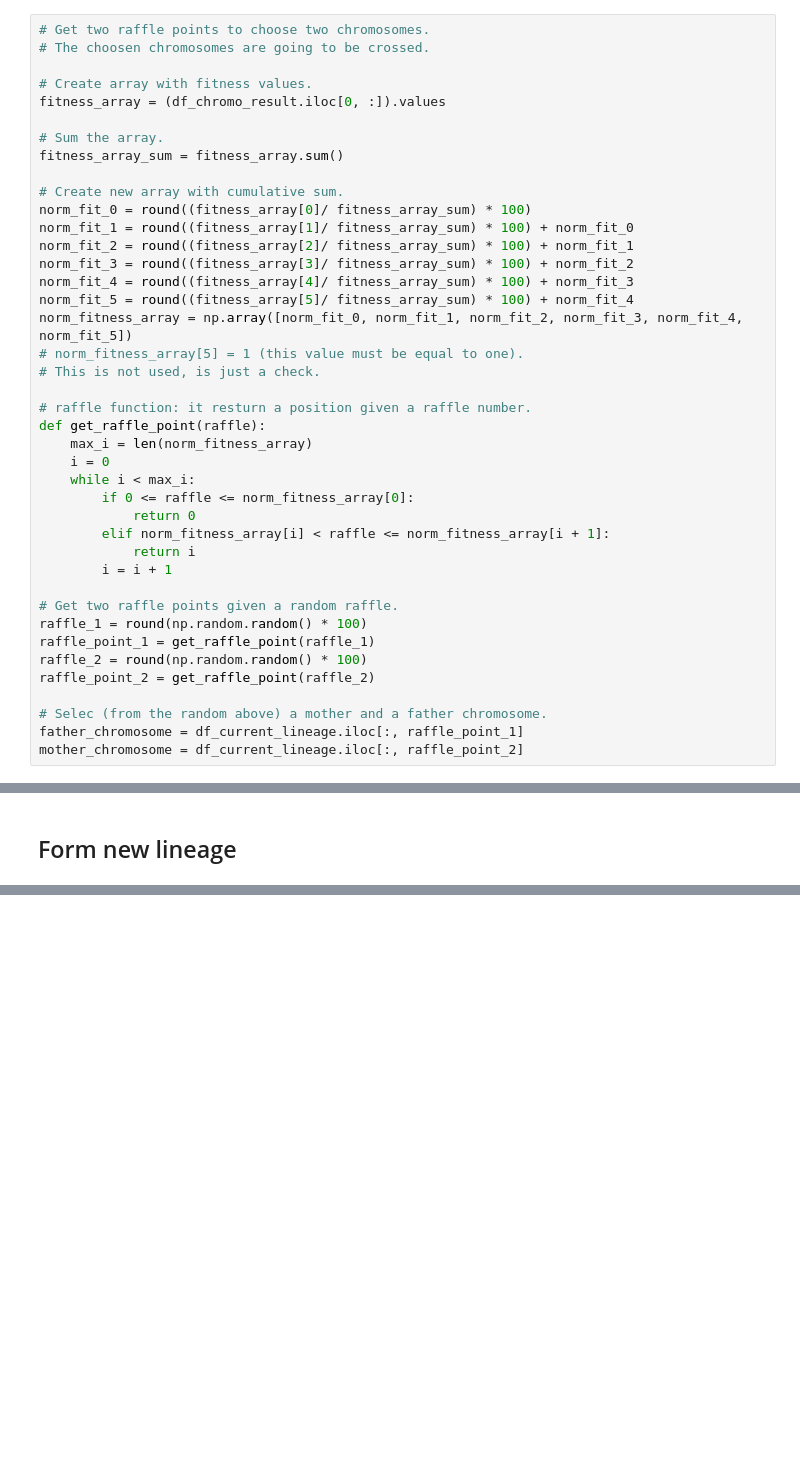
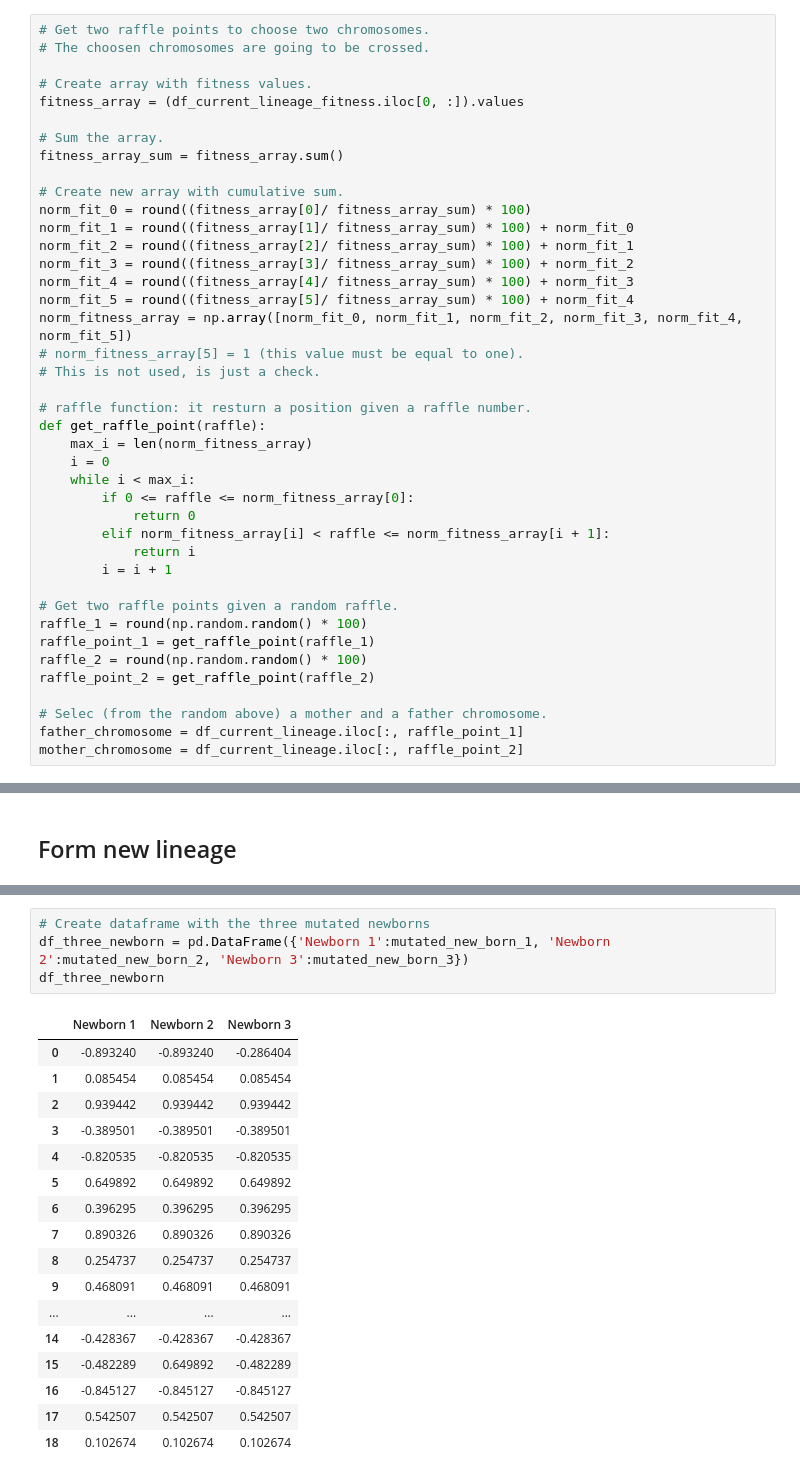
Before and after one commit to gfantonib/genetic_algorithm, a Jupyter notebook: 06_form_new_lineage.ipynb, the cells around one changed output, grey strips where cells are left out. Drawn from its saved outputs; the diff is of its cells as text; blank space fills up the shorter version.

```diff
--- a/06_form_new_lineage.ipynb
+++ b/06_form_new_lineage.ipynb
@@ -134,7 +134,7 @@ df_chromo_result
 # The choosen chromosomes are going to be crossed.
 
 # Create array with fitness values.
-fitness_array = (df_chromo_result.iloc[0, :]).values
+fitness_array = (df_current_lineage_fitness.iloc[0, :]).values
 
 # Sum the array.
 fitness_array_sum = fitness_array.sum()
@@ -314,0 +290,22 @@ df_chromo_result
+# %%
+# Create dataframe with the three mutated newborns
+df_three_newborn = pd.DataFrame({'Newborn 1':mutated_new_born_1, 'Newborn 2':mutated_new_born_2, 'Newborn 3':mutated_new_born_3})
+df_three_newborn
+# %% [output]
+|  | Newborn 1 | Newborn 2 | Newborn 3 |
+| 0 | -0.893240 | -0.893240 | -0.286404 |
+| 1 | 0.085454 | 0.085454 | 0.085454 |
+| 2 | 0.939442 | 0.939442 | 0.939442 |
+| 3 | -0.389501 | -0.389501 | -0.389501 |
+| 4 | -0.820535 | -0.820535 | -0.820535 |
+| 5 | 0.649892 | 0.649892 | 0.649892 |
+| 6 | 0.396295 | 0.396295 | 0.396295 |
+| 7 | 0.890326 | 0.890326 | 0.890326 |
+| 8 | 0.254737 | 0.254737 | 0.254737 |
+| 9 | 0.468091 | 0.468091 | 0.468091 |
+| ... | ... | ... | ... |
+| 14 | -0.428367 | -0.428367 | -0.428367 |
+| 15 | -0.482289 | 0.649892 | -0.482289 |
+| 16 | -0.845127 | -0.845127 | -0.845127 |
+| 17 | 0.542507 | 0.542507 | 0.542507 |
+| 18 | 0.102674 | 0.102674 | 0.102674 |
```
Also changed, not shown: parts of 14 cells of this notebook.
